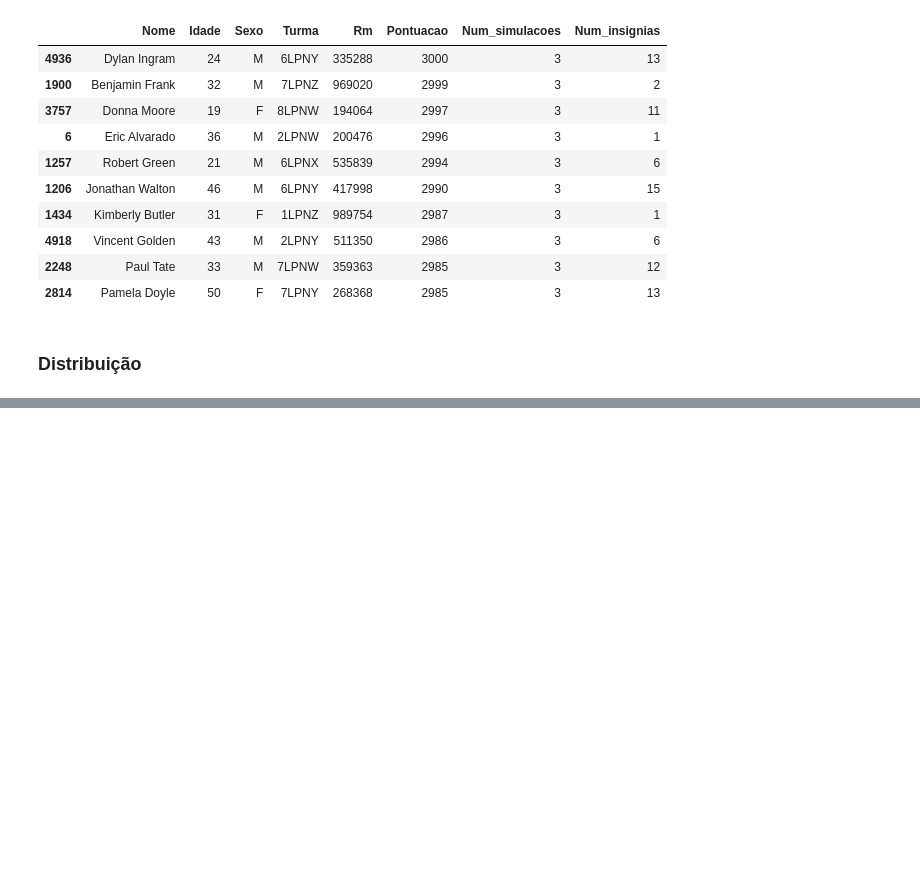
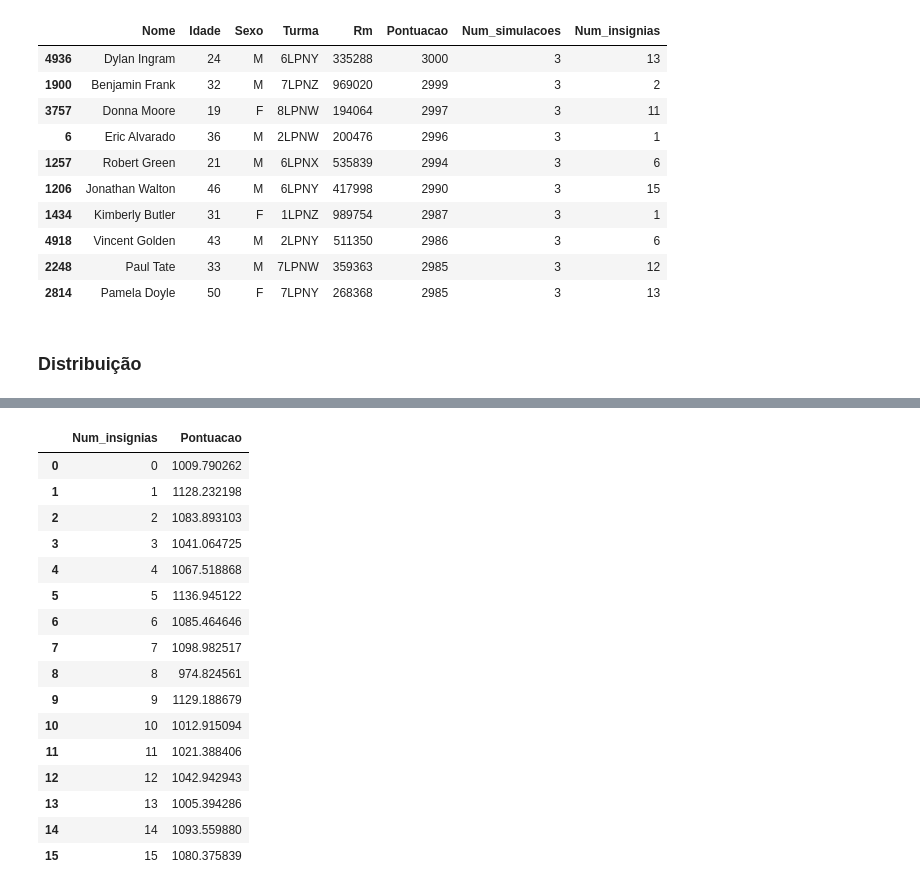
Before and after one commit to daviguerra05/Sprint03_Dynamic_Programming, a Jupyter notebook: Sprint03.ipynb, the cells around one changed output, grey strips where cells are left out. Cells and saved outputs as stored; diff of their text form; code cells hidden in the pictures; blank space fills up the shorter version.

```diff
--- a/Sprint03.ipynb
+++ b/Sprint03.ipynb
@@ -155,0 +213,20 @@ alunos.distribuicao_pontuacao()
+# %%
+alunos.pontuacao_por_numero_insignias()
+# %% [output]
+|  | Num_insignias | Pontuacao |
+| 0 | 0 | 1009.790262 |
+| 1 | 1 | 1128.232198 |
+| 2 | 2 | 1083.893103 |
+| 3 | 3 | 1041.064725 |
+| 4 | 4 | 1067.518868 |
+| 5 | 5 | 1136.945122 |
+| 6 | 6 | 1085.464646 |
+| 7 | 7 | 1098.982517 |
+| 8 | 8 | 974.824561 |
+| 9 | 9 | 1129.188679 |
+| 10 | 10 | 1012.915094 |
+| 11 | 11 | 1021.388406 |
+| 12 | 12 | 1042.942943 |
+| 13 | 13 | 1005.394286 |
+| 14 | 14 | 1093.559880 |
+| 15 | 15 | 1080.375839 |
```
Also changed, not shown: parts of 30 cells of this notebook, 2 other files.
